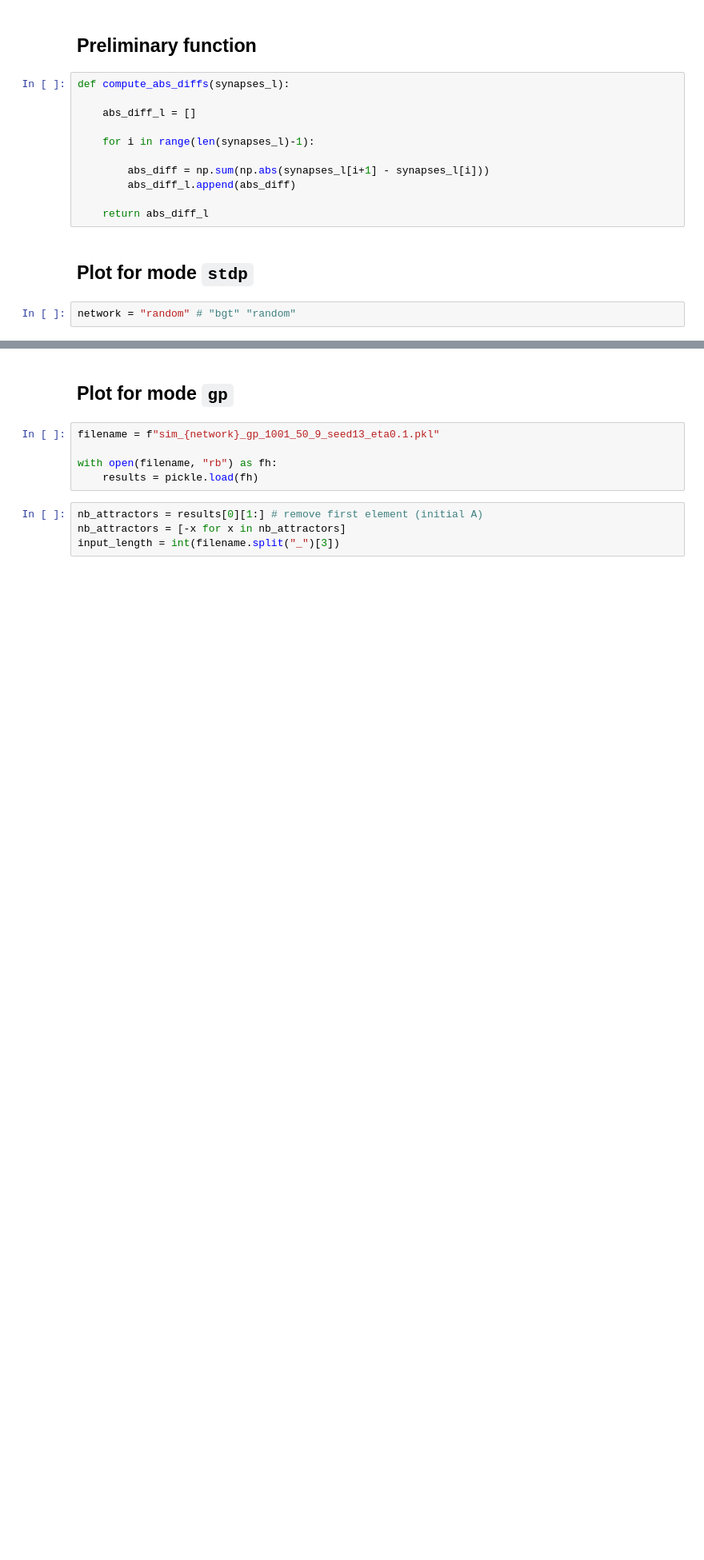
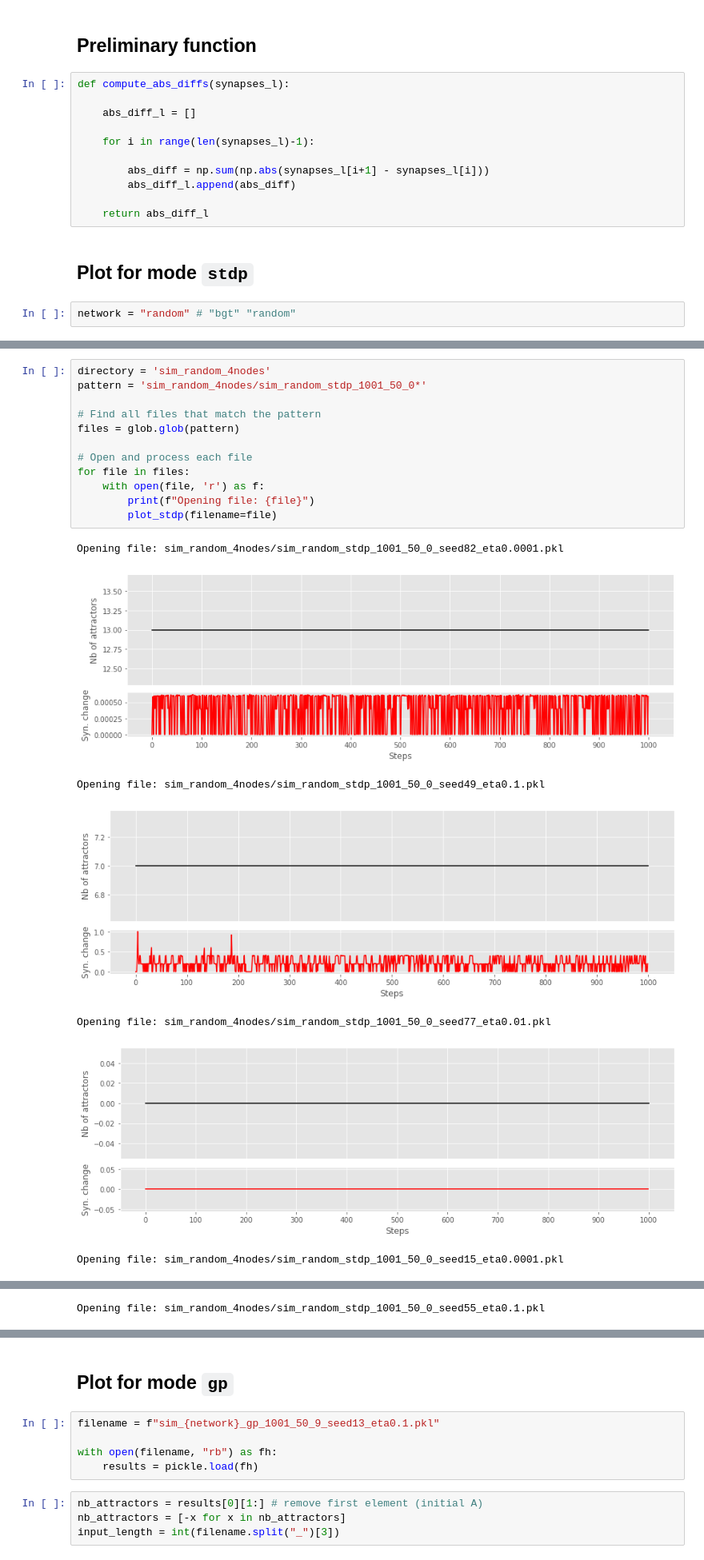
Before and after one commit to JeremCab/AttractorDynamics, a Jupyter notebook: runs/plots.ipynb, the cells around one changed output, grey strips where cells are left out. Shown at 80% size. Drawn from its saved outputs; the diff is of its cells as text; blank space fills up the shorter version.

```diff
--- a/runs/plots.ipynb
+++ b/runs/plots.ipynb
@@ -74,0 +117,20 @@ plt.show()
+# %%
+directory = 'sim_random_4nodes'
+pattern = 'sim_random_4nodes/sim_random_stdp_1001_50_0*'
+
+# Find all files that match the pattern
+files = glob.glob(pattern)
+
+# Open and process each file
+for file in files:
+    with open(file, 'r') as f:
+        print(f"Opening file: {file}")
+        plot_stdp(filename=file)
+# %% [output]
+Opening file: sim_random_4nodes/sim_random_stdp_1001_50_0_seed82_eta0.0001.pkl
+[figure, added]
+Opening file: sim_random_4nodes/sim_random_stdp_1001_50_0_seed49_eta0.1.pkl
+[figure, added]
+Opening file: sim_random_4nodes/sim_random_stdp_1001_50_0_seed77_eta0.01.pkl
+[figure, added]
+Opening file: sim_random_4nodes/sim_random_stdp_1001_50_0_seed15_eta0.0001.pkl
@@ -74,0 +138 @@ plt.show()
+Opening file: sim_random_4nodes/sim_random_stdp_1001_50_0_seed55_eta0.1.pkl
```
Also changed, not shown: parts of 8 cells of this notebook, 1 other file.
